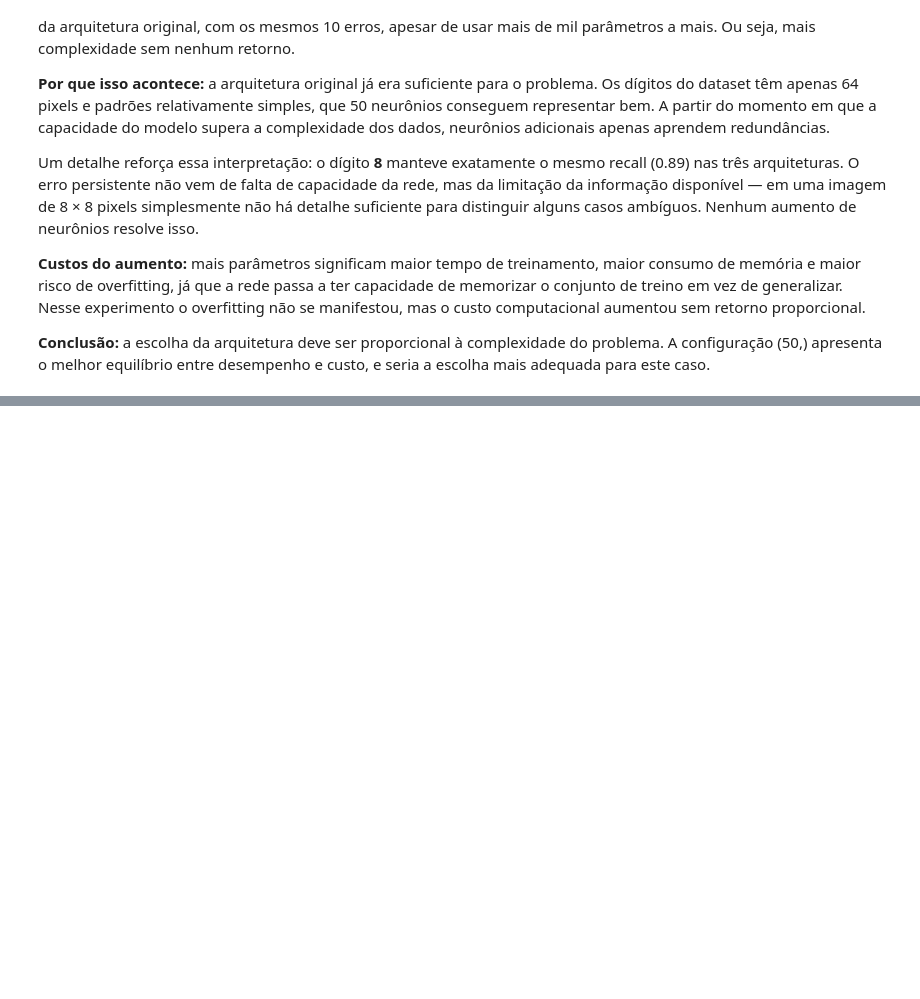
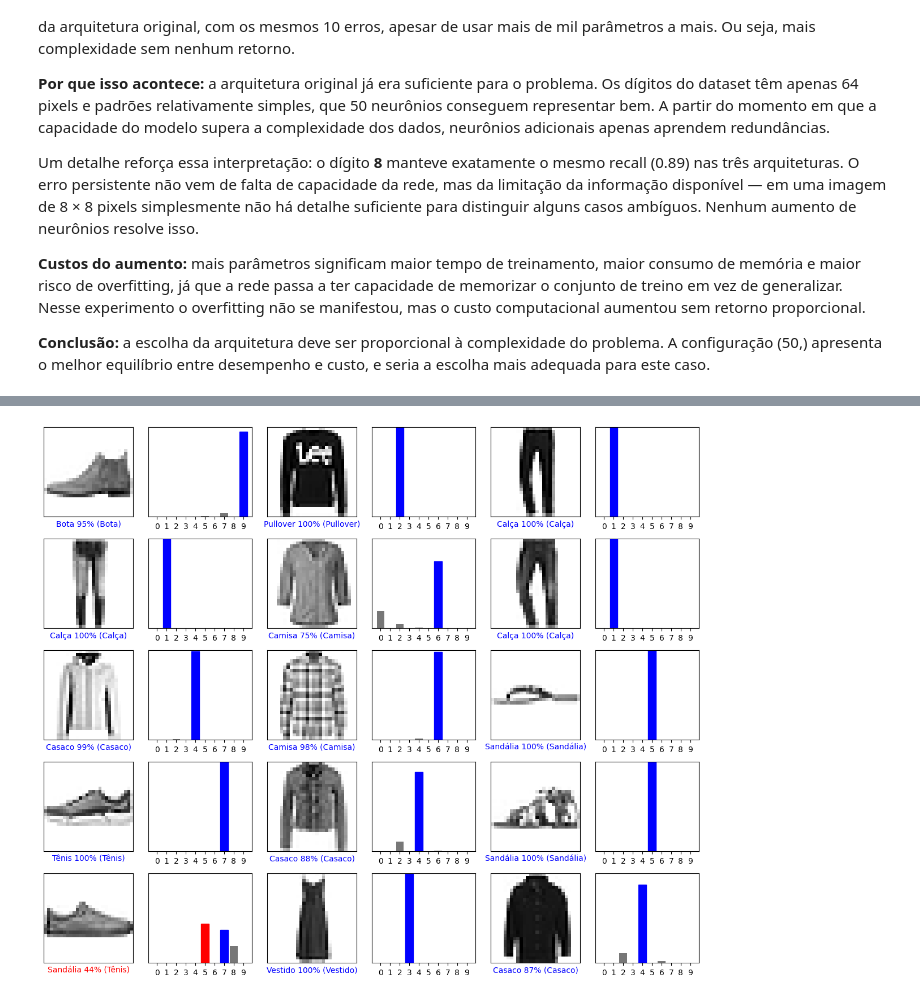
Before and after one commit to viktoruebelhart/pos_facens, a Jupyter notebook: Redes_Neurais_tarefa1.ipynb, the cells around one changed output, grey strips where cells are left out. Saved outputs shown, nothing was run; the diff lists cells and outputs as text; code cells hidden in the pictures; blank space fills up the shorter version.

```diff
--- a/Redes_Neurais_tarefa1.ipynb
+++ b/Redes_Neurais_tarefa1.ipynb
@@ -2143,0 +2351,14 @@ e seria a escolha mais adequada para este caso.
+# %%
+# 9. TREINAR O MODELO
+
+
+# epochs=5 significa que o conjunto de treinamento será
+# apresentado à rede cinco vezes.
+# Durante o treinamento ocorrem: Forward Propagation >
+# Cálculo do erro > Backpropagation > Atualização dos pesos
+
+model.fit(
+    train_images,
+    train_labels,
+    epochs=5
+)
@@ -2143,0 +2532,58 @@ e seria a escolha mais adequada para este caso.
+# %%
+# 15. VISUALIZAR ALGUMAS PREVISÕES
+
+
+# Quantidade de linhas do gráfico.
+num_rows = 5
+
+# Quantidade de imagens por linha.
+num_cols = 3
+
+# Total de imagens.
+num_images = num_rows * num_cols
+
+# Criar a figura.
+plt.figure(
+    figsize=(
+        2 * 2 * num_cols,
+        2 * num_rows
+    )
+)
+
+# Percorrer algumas imagens.
+for i in range(num_images):
+
+    # Mostrar a imagem
+    plt.subplot(
+        num_rows,
+        2 * num_cols,
+        2 * i + 1
+    )
+
+    plot_image(
+        i,
+        predictions,
+        test_labels,
+        test_images
+    )
+
+    # Mostrar as probabilidades
+    plt.subplot(
+        num_rows,
+        2 * num_cols,
+        2 * i + 2
+    )
+
+    plot_value_array(
+        i,
+        predictions,
+        test_labels
+    )
+
+# Ajustar o espaçamento entre os gráficos.
+plt.tight_layout()
+
+# Mostrar os resultados.
+plt.show()
+# %% [output]
+[figure, added]
```
Also changed, not shown: parts of 14 cells of this notebook.
